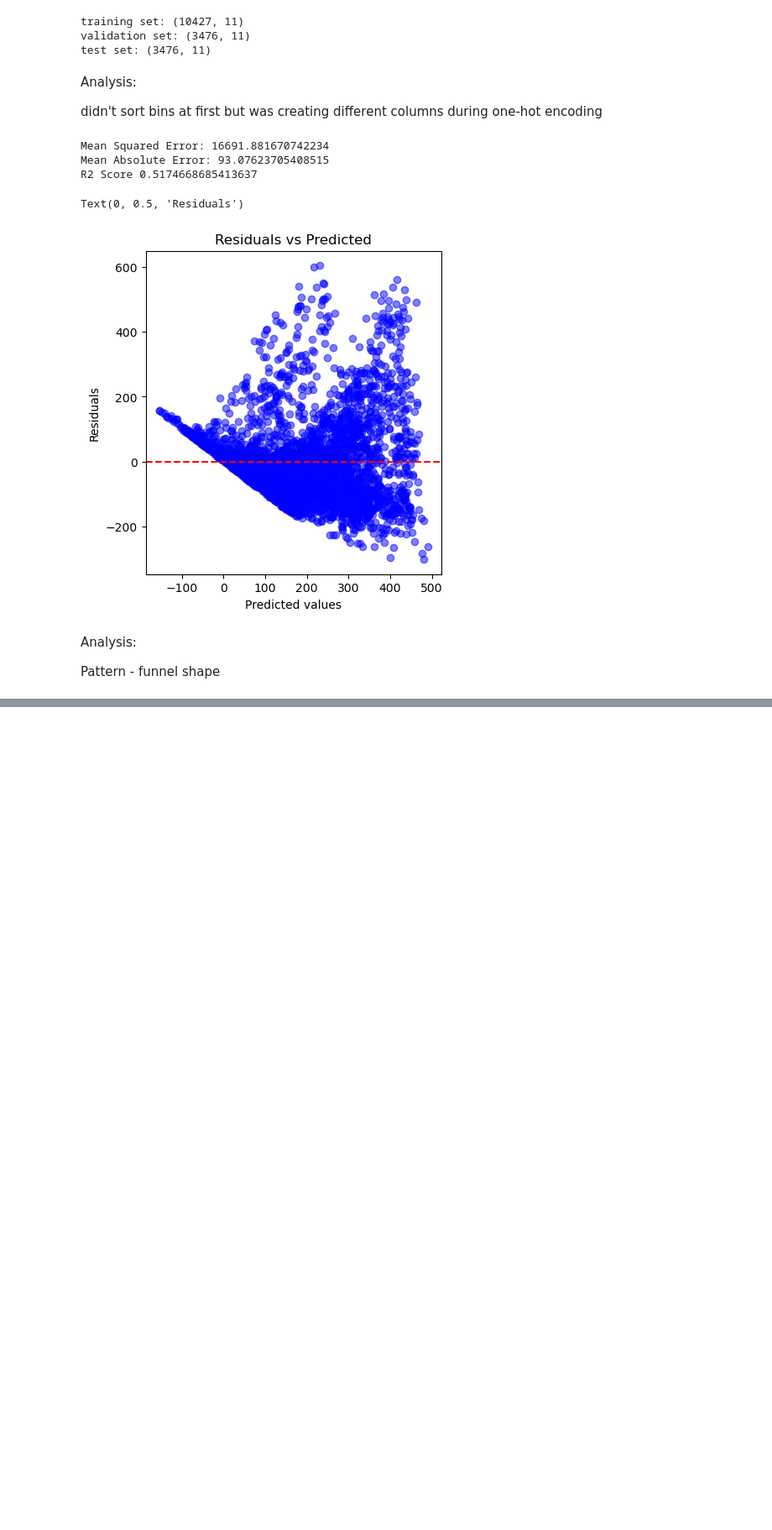
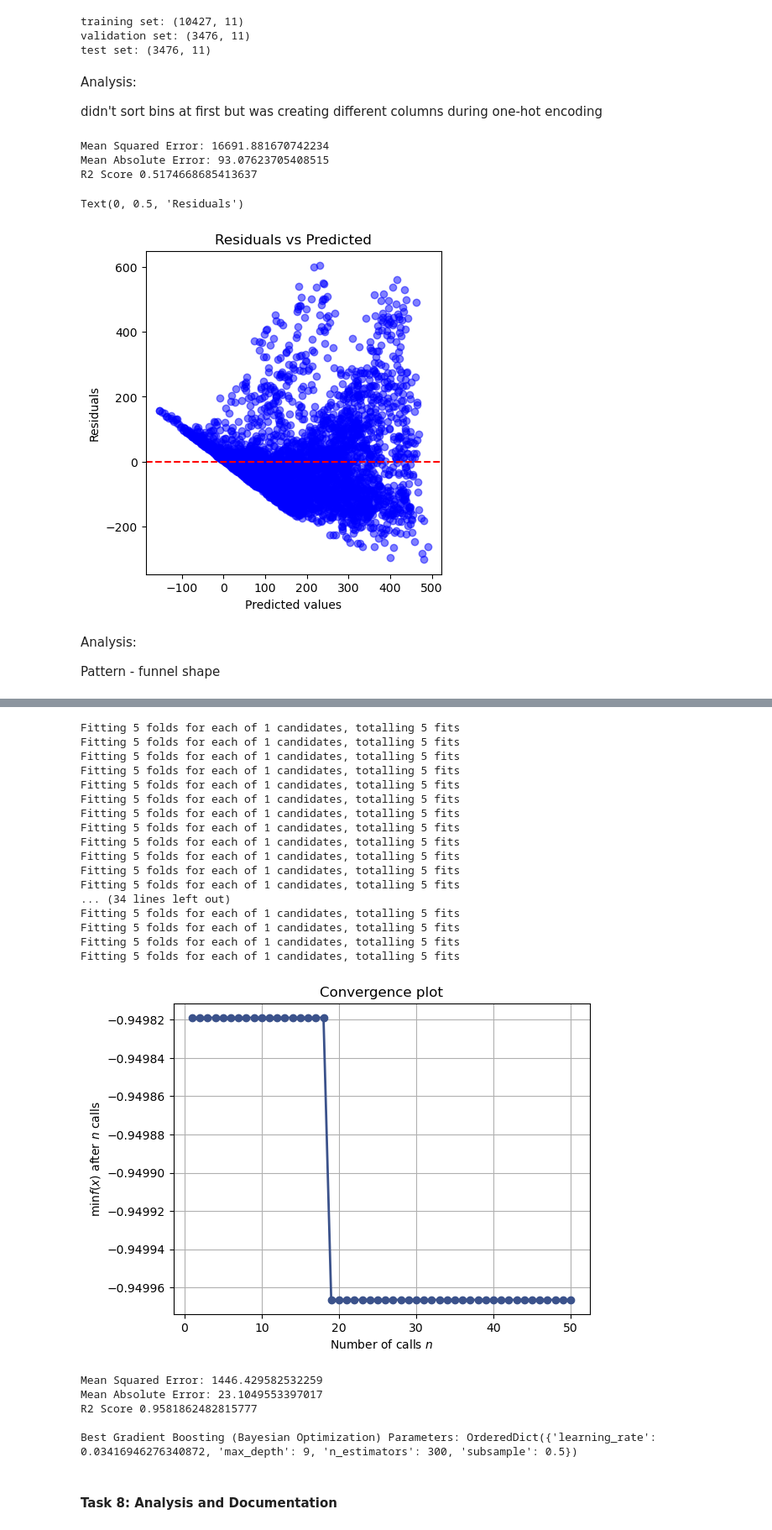
Before and after one commit to clairestewart03/ML-fundamentals-2025, a Jupyter notebook: assignment_2_claire_stewart.ipynb, the cells around one changed output, grey strips where cells are left out. Shown at 84% size. Drawn from its saved outputs; the diff is of its cells as text; code cells hidden in the pictures; blank space fills up the shorter version.

```diff
--- a/assignment_2_claire_stewart.ipynb
+++ b/assignment_2_claire_stewart.ipynb
@@ -376,0 +408,72 @@ Fitting 5 folds for each of 50 candidates, totalling 250 fits
+# %%
+# Task 7: Hyperparameter Tuning - Part 2
+
+# Tune Gradient Boosting Regressor
+
+# Define hyperparameter search space
+gbr_param_space = {
+"n_estimators": (50, 300),
+"learning_rate": (0.01, 1.0, "log-uniform"),
+"max_depth": (3, 10),
+"subsample": (0.5, 1.0, "uniform"),
+}
+
+bayes_search = BayesSearchCV(
+    estimator=gbr,
+    search_spaces=gbr_param_space,
+    n_iter=50,
+    scoring="r2",
+    cv=5,
+    n_jobs=-1,
+    random_state=42,
+    verbose=1,
+)
+
+# Fit the Bayesian optimization search on the training data.
+bayes_search.fit(x_train, y_train)
+
+# Make predictions on the validation set.
+bs_y_pred = bayes_search.predict(x_val)
+
+# Visualizing convergence
+plot_convergence(bayes_search.optimizer_results_[0])
+plt.show()
+
+# Evaluation
+bs_mse = mean_squared_error(y_val, bs_y_pred)
+bs_mae = mean_absolute_error(y_val, bs_y_pred)
+bs_r2 = r2_score(y_val, bs_y_pred)
+
+print("Mean Squared Error:", bs_mse)
+print("Mean Absolute Error:", bs_mae)
+print("R2 Score", bs_r2)
+
+# Printing best hyperparameters
+print(
+"\nBest Gradient Boosting (Bayesian Optimization) Parameters: %s"
+% bayes_search.best_params_
+)
+# %% [output]
+Fitting 5 folds for each of 1 candidates, totalling 5 fits
+Fitting 5 folds for each of 1 candidates, totalling 5 fits
+Fitting 5 folds for each of 1 candidates, totalling 5 fits
+Fitting 5 folds for each of 1 candidates, totalling 5 fits
+Fitting 5 folds for each of 1 candidates, totalling 5 fits
+Fitting 5 folds for each of 1 candidates, totalling 5 fits
+Fitting 5 folds for each of 1 candidates, totalling 5 fits
+Fitting 5 folds for each of 1 candidates, totalling 5 fits
+Fitting 5 folds for each of 1 candidates, totalling 5 fits
+Fitting 5 folds for each of 1 candidates, totalling 5 fits
+Fitting 5 folds for each of 1 candidates, totalling 5 fits
+Fitting 5 folds for each of 1 candidates, totalling 5 fits
+... (34 lines left out)
+Fitting 5 folds for each of 1 candidates, totalling 5 fits
+Fitting 5 folds for each of 1 candidates, totalling 5 fits
+Fitting 5 folds for each of 1 candidates, totalling 5 fits
+Fitting 5 folds for each of 1 candidates, totalling 5 fits
+[figure, added]
+Mean Squared Error: 1446.429582532259
+Mean Absolute Error: 23.1049553397017
+R2 Score 0.9581862482815777
+
+Best Gradient Boosting (Bayesian Optimization) Parameters: OrderedDict({'learning_rate': 0.03416946276340872, 'max_depth': 9, 'n_estimators': 300, 'subsample': 0.5})
@@ -376,0 +482,2 @@ Fitting 5 folds for each of 50 candidates, totalling 250 fits
+# %% [markdown]
+#### Task 8: Analysis and Documentation
```
Also changed, not shown: parts of 6 cells of this notebook.
